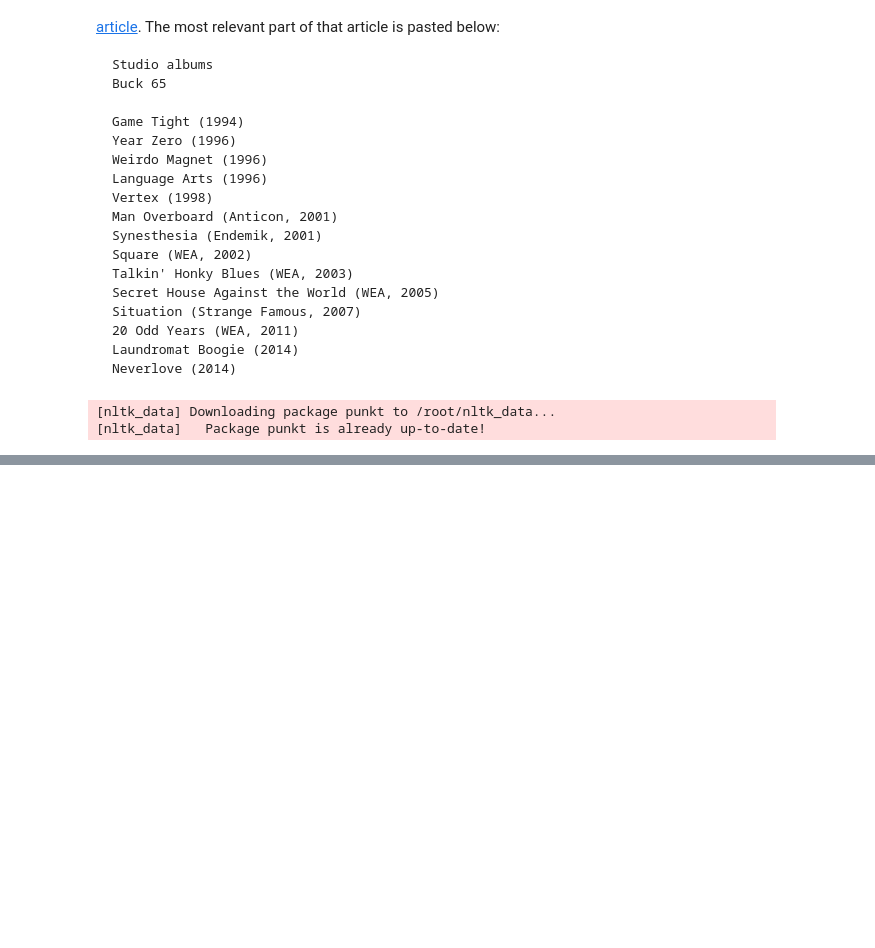
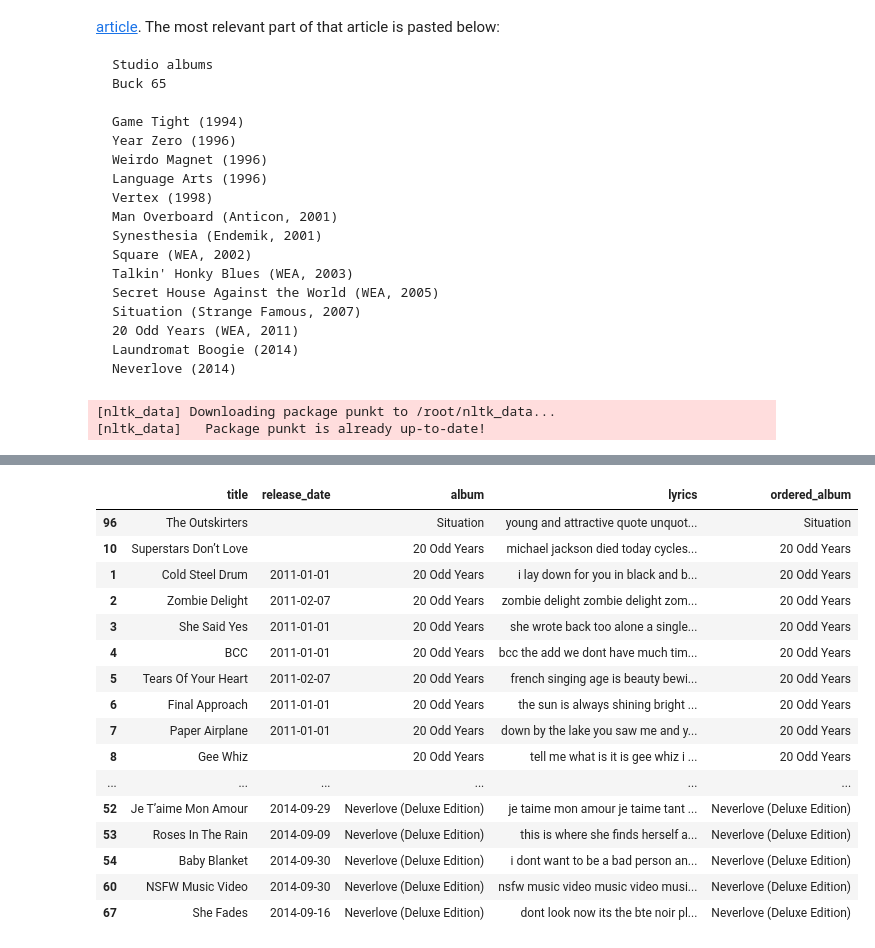
Before and after one commit to ldtcooper/Buck-65-Lyrics, a Jupyter notebook: buck65.ipynb, the cells around one changed output, grey strips where cells are left out. Drawn from its saved outputs; the diff is of its cells as text; code cells hidden in the pictures; blank space fills up the shorter version.

```diff
--- a/buck65.ipynb
+++ b/buck65.ipynb
@@ -160,0 +182,72 @@ songs = pd.read_csv('buck65.tsv', sep="\t", keep_default_na=False)
+# %%
+# sort albums by album release
+buck_albums = [
+    'Game Tight',
+    'Year Zero',
+    'Weirdo Magnet',
+    'Language Arts',
+    'Vertex',
+    'Man Overboard',
+    'Synesthesia',
+    'Square',
+    'Talkin’ Honky Blues',
+    'Secret House Against The World',
+    'Situation ', # space is there on purpose
+    '20 Odd Years',
+    'Laundromat Boogie',
+    'Neverlove (Deluxe Edition)'
+]
+
+albums_to_remove = [
+    '20 Odd Years: Volume 4 - Ostranenie',
+    'Dirtbike 3',
+    'Dirtywork E.P.',
+    'I Dream Of Love: Live And In Private',
+    'Boy-Girl Fight',
+    'Pole-Axed (More Rarities)',
+    'Year Of The Carnivore Soundtrack',
+    'Climbing Up a Mountain With a Basket Full of Fruit',
+    'Dirtbike',
+    'Skratch Bastid Presents: Cretin Hip Hop Vol. 1 (Buck 65 Mixtape)',
+    'Weirdo Magnet', # yes this is a studio album, but there's only one song in it and it's full of notes
+    'This Right Here is Buck 65', # best hits album
+    'Giga Single',
+    'Dark Was the Night',
+    '', # removes songs with no album
+]
+
+def chron_order_albums(songs, albums):
+    songs['ordered_album'] = pd.Categorical(
+        songs['album'],
+        categories=albums,
+        ordered=True
+    )
+
+    return songs.sort_values(by='ordered_album')
+
+
+songs = chron_order_albums(songs, buck_albums)
+
+for alb in albums_to_remove:
+    remove_bool = songs['album'] == alb
+    songs = songs[~remove_bool]
+
+songs.tail(30)
+# %% [output]
+|  | title | release_date | album | lyrics | ordered_album |
+| 96 | The Outskirters |  | Situation | young and attractive quote unquot... | Situation |
+| 10 | Superstars Don’t Love |  | 20 Odd Years | michael jackson died today cycles... | 20 Odd Years |
+| 1 | Cold Steel Drum | 2011-01-01 | 20 Odd Years | i lay down for you in black and b... | 20 Odd Years |
+| 2 | Zombie Delight | 2011-02-07 | 20 Odd Years | zombie delight zombie delight zom... | 20 Odd Years |
+| 3 | She Said Yes | 2011-01-01 | 20 Odd Years | she wrote back too alone a single... | 20 Odd Years |
+| 4 | BCC | 2011-01-01 | 20 Odd Years | bcc the add we dont have much tim... | 20 Odd Years |
+| 5 | Tears Of Your Heart | 2011-02-07 | 20 Odd Years | french singing age is beauty bewi... | 20 Odd Years |
+| 6 | Final Approach | 2011-01-01 | 20 Odd Years | the sun is always shining bright ... | 20 Odd Years |
+| 7 | Paper Airplane | 2011-01-01 | 20 Odd Years | down by the lake you saw me and y... | 20 Odd Years |
+| 8 | Gee Whiz |  | 20 Odd Years | tell me what is it is gee whiz i ... | 20 Odd Years |
+| ... | ... | ... | ... | ... | ... |
+| 52 | Je T’aime Mon Amour | 2014-09-29 | Neverlove (Deluxe Edition) | je taime mon amour je taime tant ... | Neverlove (Deluxe Edition) |
+| 53 | Roses In The Rain | 2014-09-09 | Neverlove (Deluxe Edition) | this is where she finds herself a... | Neverlove (Deluxe Edition) |
+| 54 | Baby Blanket | 2014-09-30 | Neverlove (Deluxe Edition) | i dont want to be a bad person an... | Neverlove (Deluxe Edition) |
+| 60 | NSFW Music Video | 2014-09-30 | Neverlove (Deluxe Edition) | nsfw music video music video musi... | Neverlove (Deluxe Edition) |
+| 67 | She Fades | 2014-09-16 | Neverlove (Deluxe Edition) | dont look now its the bte noir pl... | Neverlove (Deluxe Edition) |
```
Also changed, not shown: parts of 26 cells of this notebook, 1 other file.
